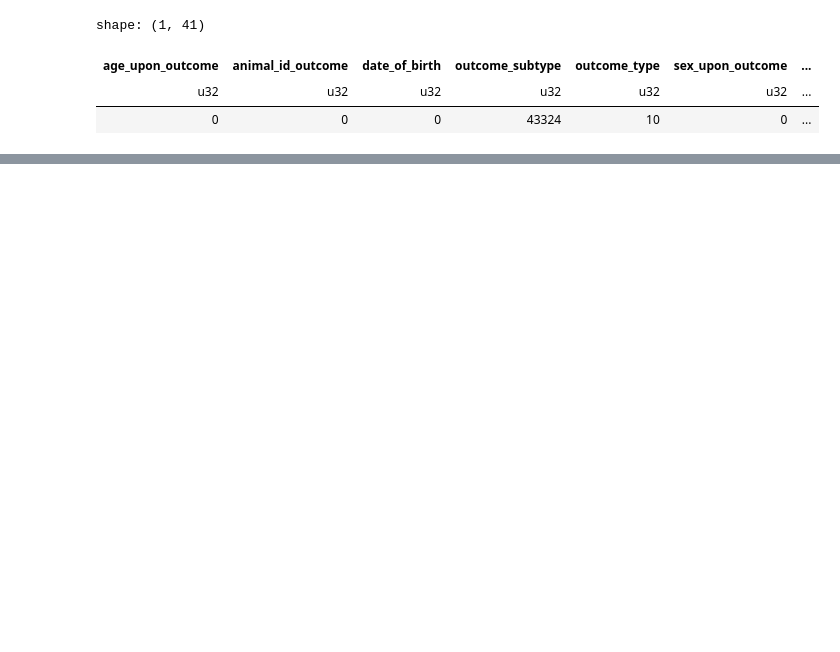
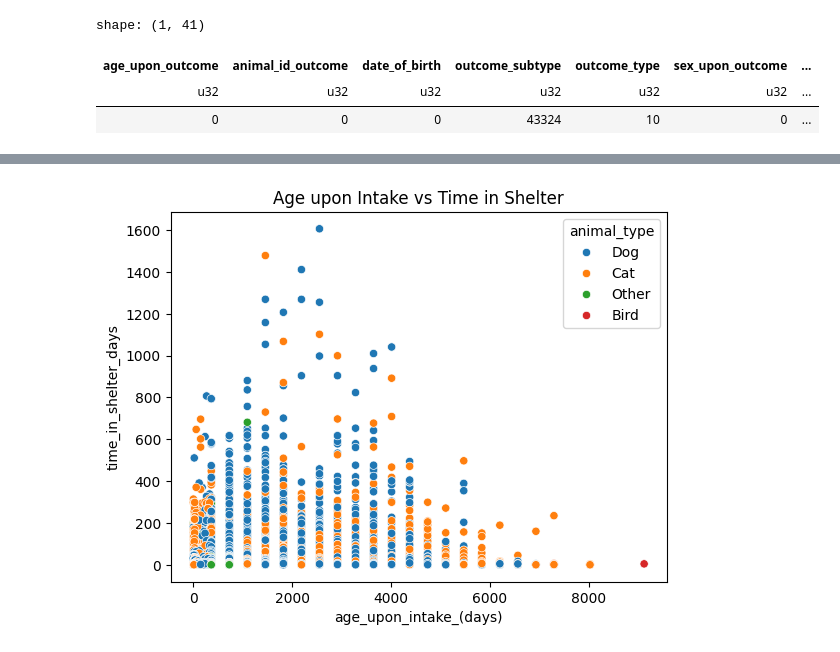
Before and after one commit to hlm01/ECE_143_Project, a Jupyter notebook: main.ipynb, the cells around one changed output, grey strips where cells are left out. Cells and saved outputs as stored; diff of their text form; code cells hidden in the pictures; blank space fills up the shorter version.

```diff
--- a/main.ipynb
+++ b/main.ipynb
@@ -68,0 +130,6 @@ shape: (5, 24)
+# %%
+sns.scatterplot(data=df, x='age_upon_intake_(days)', y='time_in_shelter_days', hue='animal_type')
+plt.title('Age upon Intake vs Time in Shelter')
+plt.show()
+# %% [output]
+[figure, added]
```
Also changed, not shown: parts of 17 cells of this notebook.
